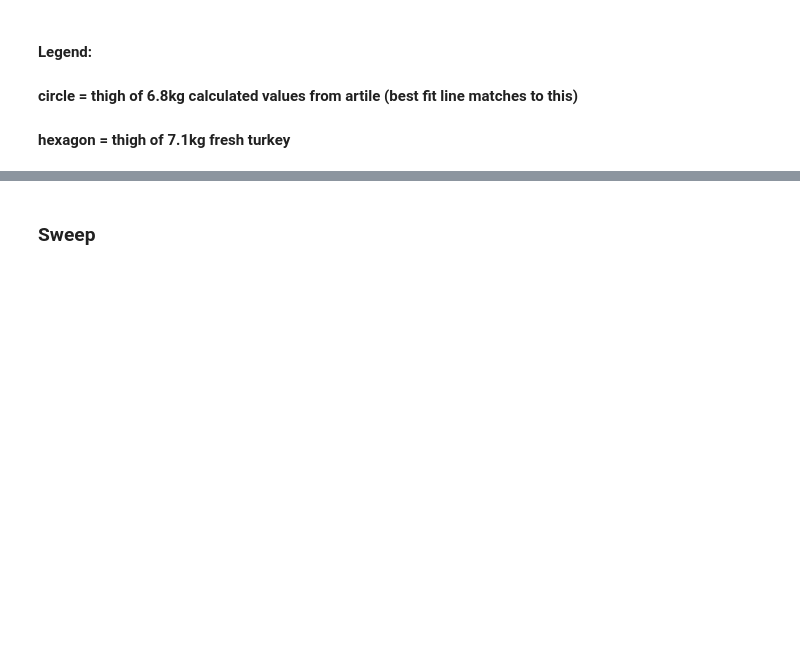
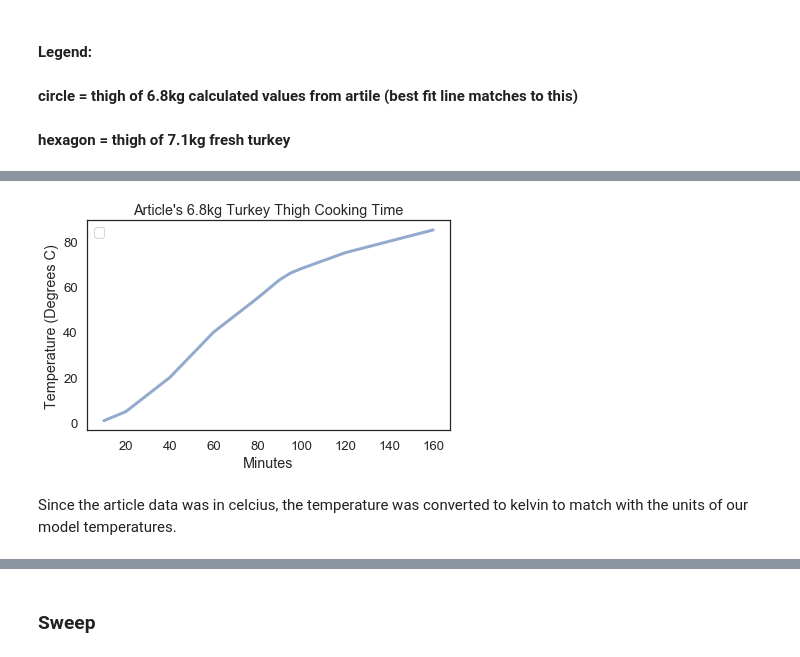
Before and after one commit to MellieZito/Project-2, a Jupyter notebook: code/Turkey.ipynb, the cells around one changed output, grey strips where cells are left out. Cells and saved outputs as stored; diff of their text form; code cells hidden in the pictures; blank space fills up the shorter version.

Commit message:
adding verfication curve and documentation to Verfication

```diff
--- a/code/Turkey.ipynb
+++ b/code/Turkey.ipynb
@@ -142,0 +150,4 @@ Image("images/turkey_temp_graph.png")
+# %%
+t_validation = [10, 20, 40, 60, 80, 90, 95, 100, 120, 140, 160] #minutes
+inner_T_valid_C = [1, 5, 20, 40, 55, 63, 66, 68, 75, 80, 85] #degrees celcius
+data_validation_C = TimeSeries(inner_T_valid_C,t_validation)
@@ -142,0 +167,9 @@ Image("images/turkey_temp_graph.png")
+# %%
+plot(data_validation_C)
+decorate(xlabel='Minutes',
+        ylabel='Temperature (Degrees C)',
+        title = 'Article\'s 6.8kg Turkey Thigh Cooking Time')
+# %% [output]
+[figure, added]
+# %% [markdown]
+Since the article data was in celcius, the temperature was converted to kelvin to match with the units of our model temperatures.
```
Also changed, not shown: parts of 15 cells of this notebook.
